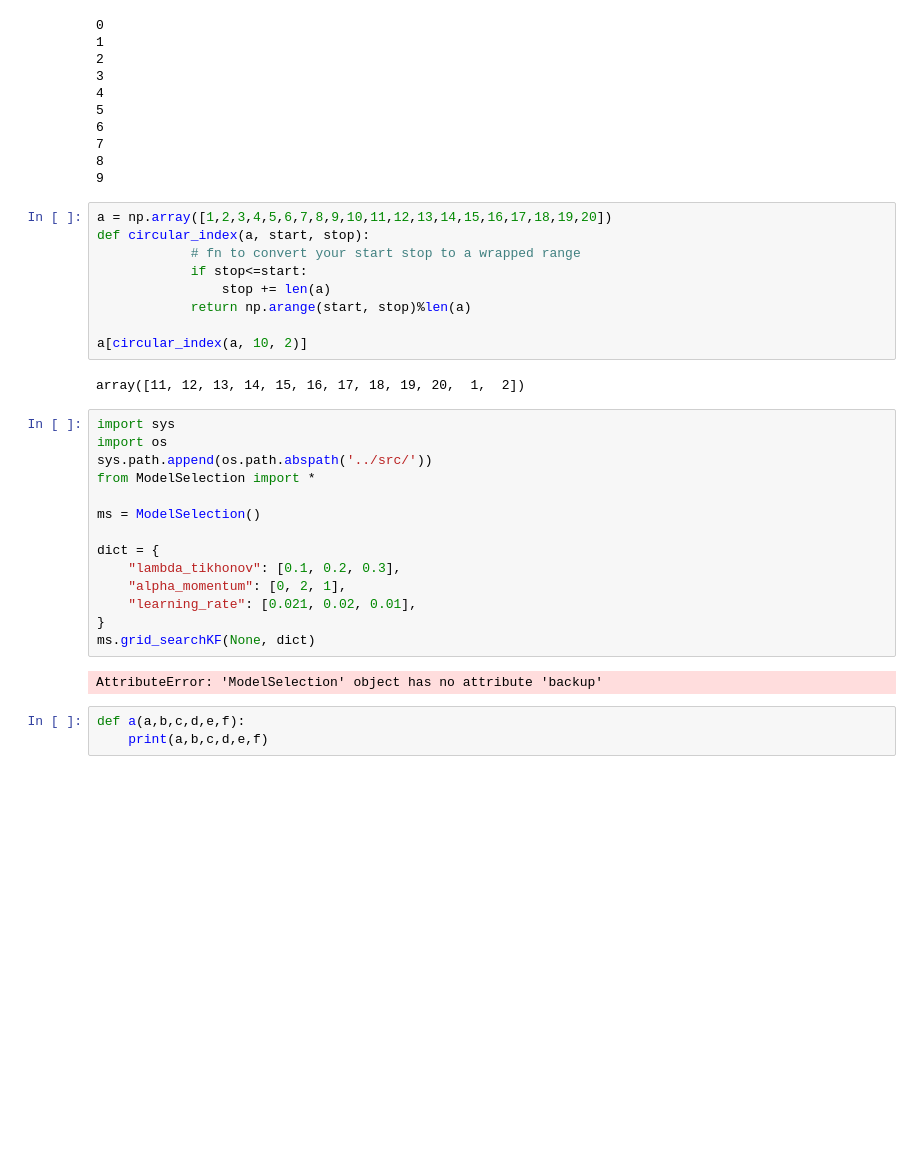
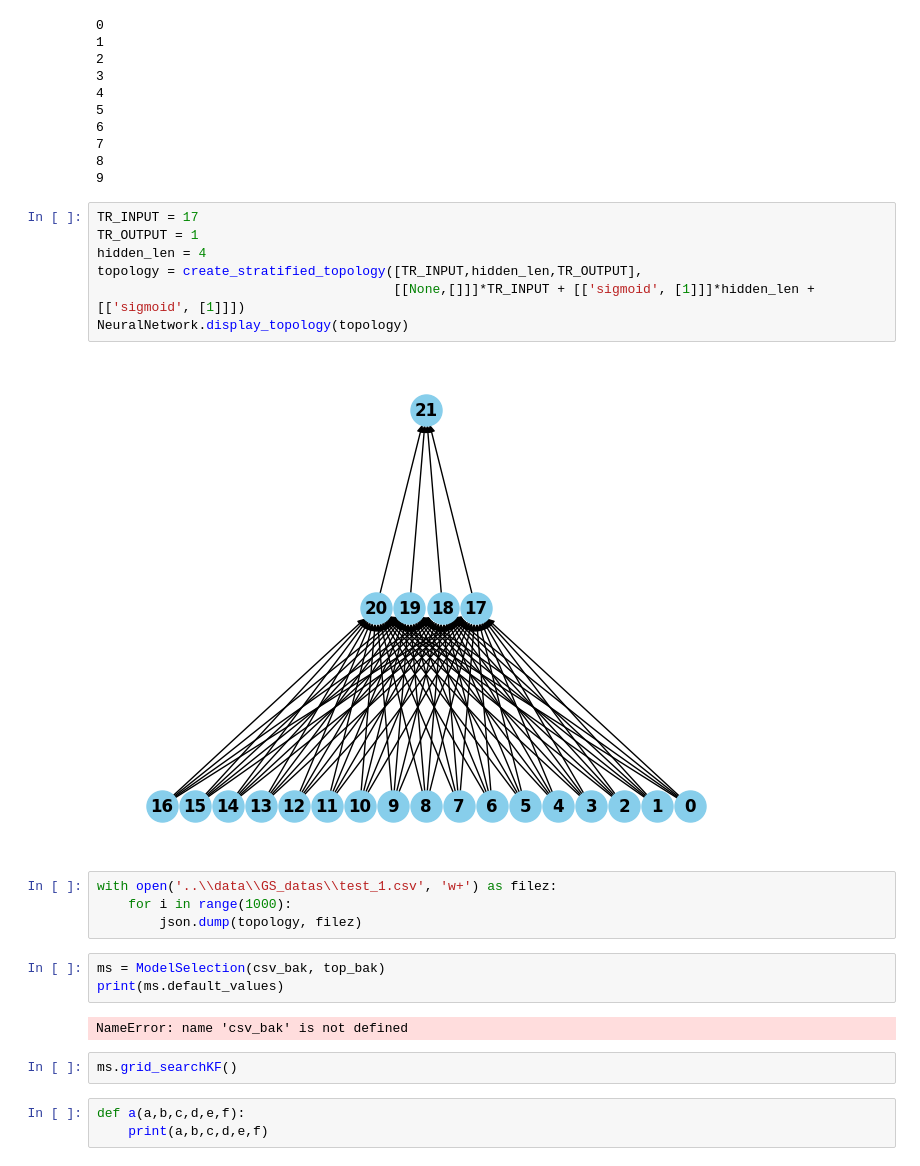
Before and after one commit to JacopoRaffi/ML_Proj_NN, a Jupyter notebook: notebook/test.ipynb, the cells around one changed output. Cells and saved outputs as stored; diff of their text form; blank space fills up the shorter version.

```diff
--- a/notebook/test.ipynb
+++ b/notebook/test.ipynb
@@ -65,33 +65,26 @@ for key in topology:
 7
 8
 9
-# %%
-a = np.array([1,2,3,4,5,6,7,8,9,10,11,12,13,14,15,16,17,18,19,20])
-def circular_index(a, start, stop):
-            # fn to convert your start stop to a wrapped range
-            if stop<=start:
-                stop += len(a)
-            return np.arange(start, stop)%len(a)
-
-a[circular_index(a, 10, 2)]
-# %% [output]
-array([11, 12, 13, 14, 15, 16, 17, 18, 19, 20,  1,  2])
-# %%
-import sys
-import os
-sys.path.append(os.path.abspath('../src/'))
-from ModelSelection import *
-
-ms = ModelSelection()
-
-dict = {
-    "lambda_tikhonov": [0.1, 0.2, 0.3],
-    "alpha_momentum": [0, 2, 1],
-    "learning_rate": [0.021, 0.02, 0.01],
-}
-ms.grid_searchKF(None, dict)
-# %% [output]
-AttributeError: 'ModelSelection' object has no attribute 'backup'
+# %%
+TR_INPUT = 17
+TR_OUTPUT = 1
+hidden_len = 4
+topology = create_stratified_topology([TR_INPUT,hidden_len,TR_OUTPUT],
+                                      [[None,[]]]*TR_INPUT + [['sigmoid', [1]]]*hidden_len + [['sigmoid', [1]]])
+NeuralNetwork.display_topology(topology)
+# %% [output]
+[figure, added]
+# %%
+with open('..\\data\\GS_datas\\test_1.csv', 'w+') as filez:
+    for i in range(1000):
+        json.dump(topology, filez)
+# %%
+ms = ModelSelection(csv_bak, top_bak)
+print(ms.default_values)
+# %% [output]
+NameError: name 'csv_bak' is not defined
+# %%
+ms.grid_searchKF()
 # %%
 def a(a,b,c,d,e,f):
     print(a,b,c,d,e,f)
```
Also changed, not shown: parts of 6 cells of this notebook, 8 other files.
